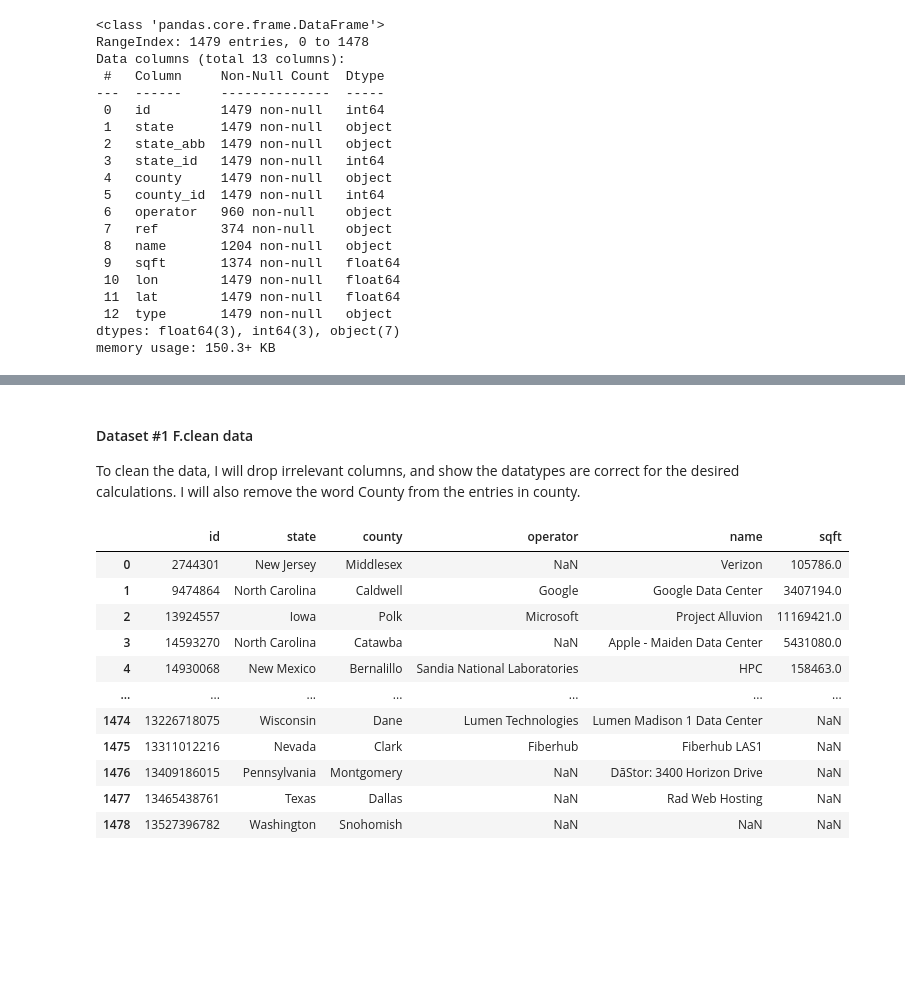
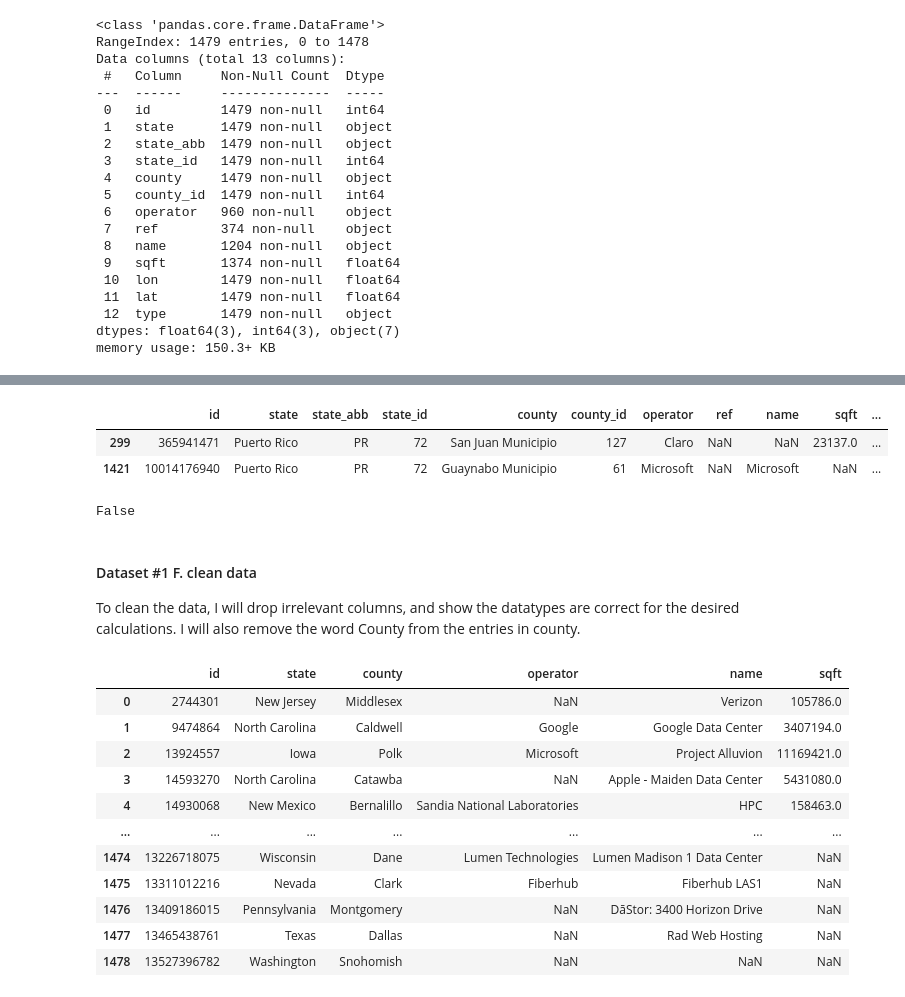
Before and after one commit to COGS108/Group147_WI26, a Jupyter notebook: 01-DataCheckpoint.ipynb, the cells around one changed output, grey strips where cells are left out. Drawn from its saved outputs; the diff is of its cells as text; code cells hidden in the pictures; blank space fills up the shorter version.

```diff
--- a/01-DataCheckpoint.ipynb
+++ b/01-DataCheckpoint.ipynb
@@ -189,5 +227,17 @@ As we can see above, the columns that contain missing data are operate, ref, nam
+# %%
+# the outlier shown above- in Puerto Rico. not very crazy or relevant..
+df_datacenters[(df_datacenters['lat'] < 20) & (df_datacenters['lon'] > -70)]
+# %% [output]
+|  | id | state | state_abb | state_id | county | county_id | operator | ref | name | sqft | ... |
+| 299 | 365941471 | Puerto Rico | PR | 72 | San Juan Municipio | 127 | Claro | NaN | NaN | 23137.0 | ... |
+| 1421 | 10014176940 | Puerto Rico | PR | 72 | Guaynabo Municipio | 61 | Microsoft | NaN | Microsoft | NaN | ... |
+# %%
+#no duplicates
+df_datacenters.duplicated().any()
+# %% [output]
+False
 # %% [markdown]
-#### Dataset #1 F.clean data
+#### Dataset #1 F. clean data
 To clean the data, I will drop irrelevant columns, and show the datatypes are correct for the desired calculations. I will also remove the word County from the entries in county.
 # %%
 ## Dataset #1 F.clean data
```
Also changed, not shown: parts of 20 cells of this notebook.
